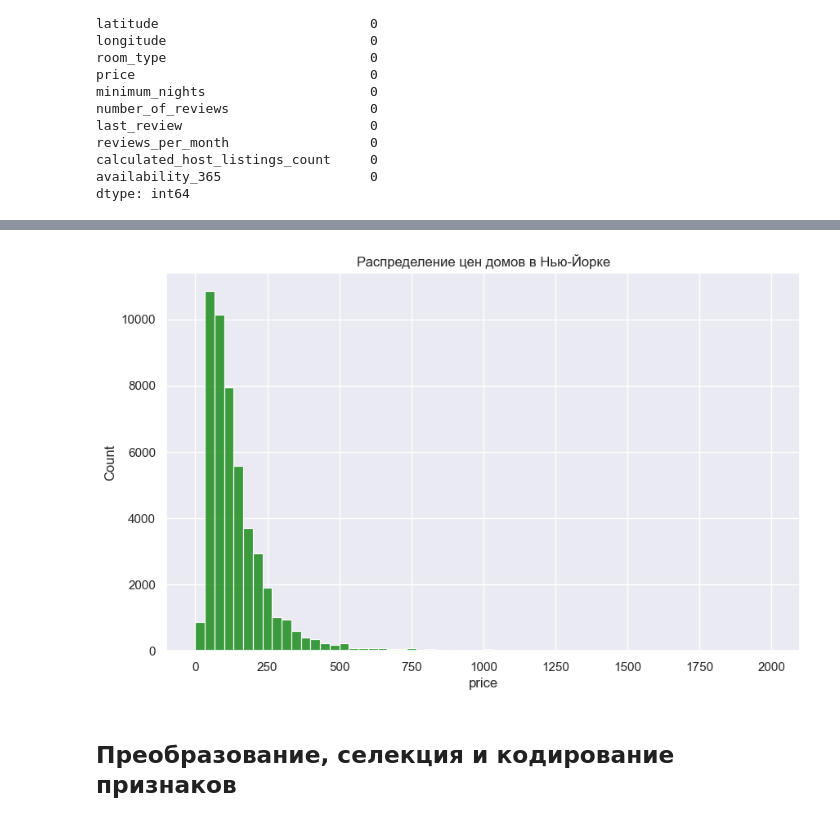
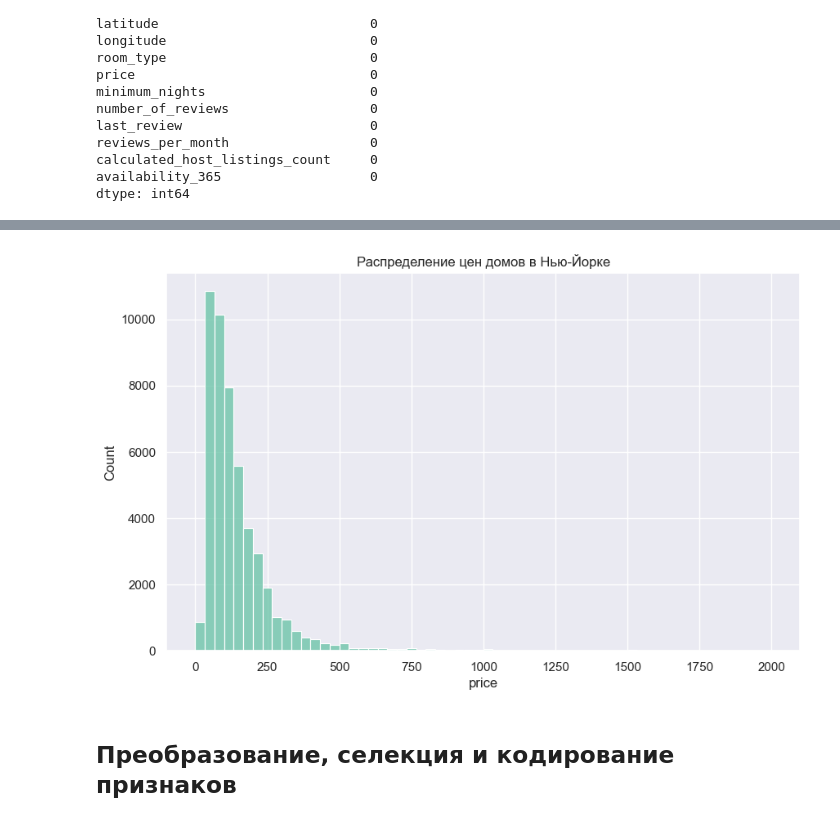
Before and after one commit to GridasovAlex/ML_NY_house_prise, a Jupyter notebook: main.ipynb, the cells around one changed output, grey strips where cells are left out. Saved outputs shown, nothing was run; the diff lists cells and outputs as text; code cells hidden in the pictures.

```diff
--- a/main.ipynb
+++ b/main.ipynb
@@ -6,6 +6,7 @@ import numpy  as np
 import matplotlib.pyplot as plt
 import seaborn as sns
 sns.set_theme('notebook')
+sns.set_palette('Set2')
 from sklearn.preprocessing import OneHotEncoder
 # %% [markdown]
 ## Первичный анализ и обработка
@@ -127,11 +127,11 @@ plt.show();
 # %%
 mask = df['price'] < 2000
 
 fig, axis = plt.subplots(figsize=(10,6))
-sns.histplot(df[mask]['price'], bins=60, color='green')
+sns.histplot(df[mask]['price'], bins=60)
 plt.title('Распределение цен домов в Нью-Йорке')
 plt.show();
 # %% [output]
-[figure, old version]
+[figure, new version]
 # %%
 # отберем признаки для дальнейшей работы
```
Also changed, not shown: parts of 9 cells of this notebook.
